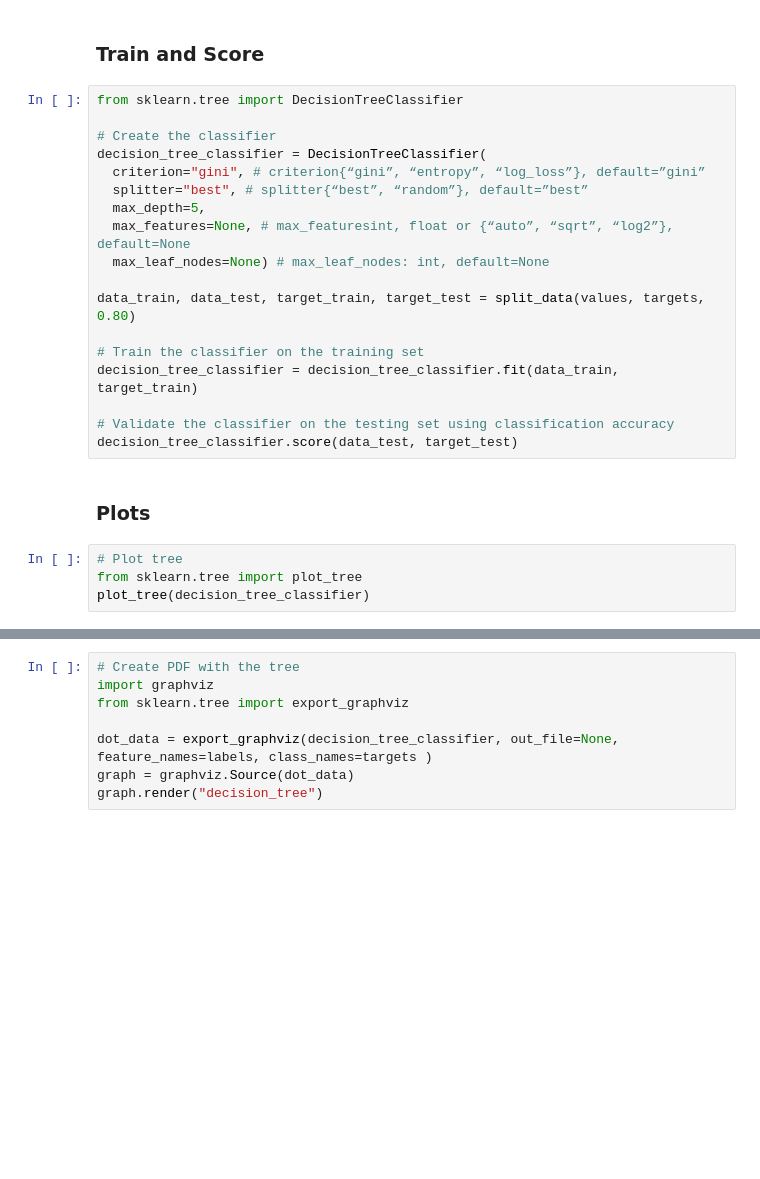
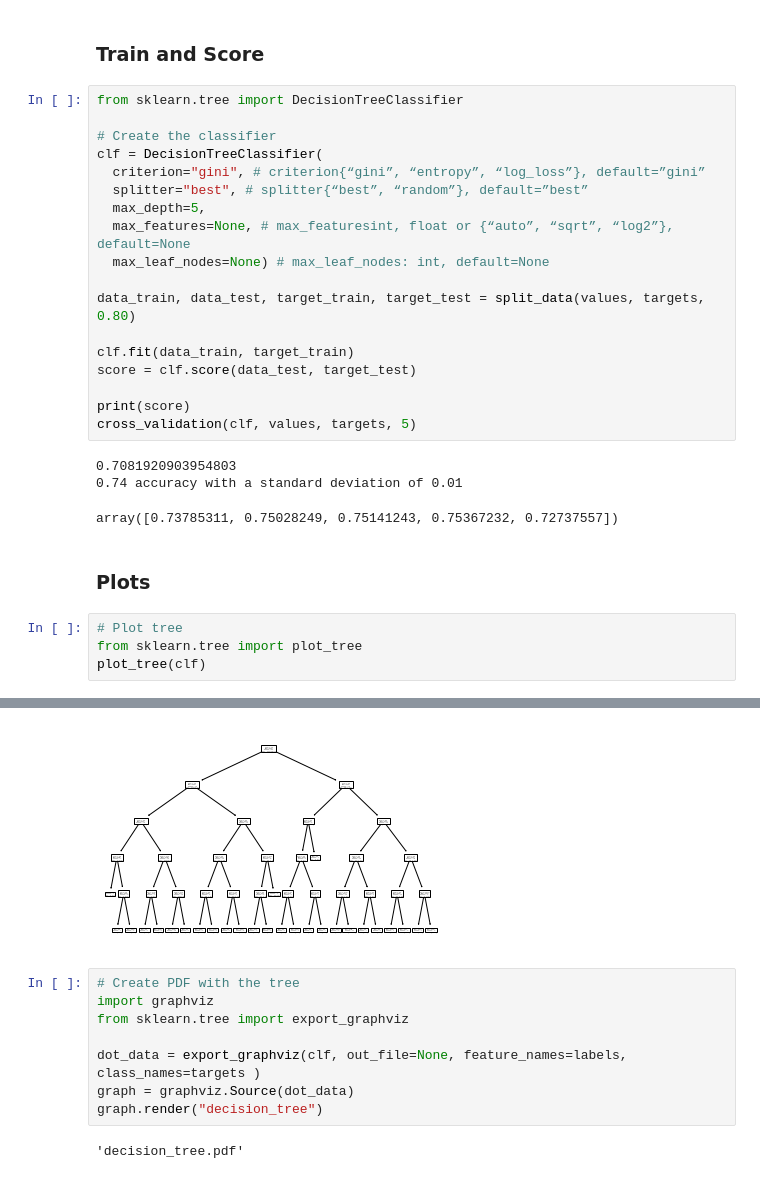
Before and after one commit to Rikenunes8/feup-ia-tp, a Jupyter notebook: TP2/src/algorithms.ipynb, the cells around one changed output, grey strips where cells are left out. Drawn from its saved outputs; the diff is of its cells as text; blank space fills up the shorter version.

Commit message:
Cross validation and neural network

```diff
--- a/TP2/src/algorithms.ipynb
+++ b/TP2/src/algorithms.ipynb
@@ -38,7 +82,7 @@ def split_data(data, classes, test_size):
 from sklearn.tree import DecisionTreeClassifier
 
 # Create the classifier
-decision_tree_classifier = DecisionTreeClassifier(
+clf = DecisionTreeClassifier(
   criterion="gini", # criterion{“gini”, “entropy”, “log_loss”}, default=”gini”
   splitter="best", # splitter{“best”, “random”}, default=”best”
   max_depth=5,
@@ -47,14 +91,19 @@ decision_tree_classifier = DecisionTreeClassifier(
 
 data_train, data_test, target_train, target_test = split_data(values, targets, 0.80)
 
-# Train the classifier on the training set
-decision_tree_classifier = decision_tree_classifier.fit(data_train, target_train)
+clf.fit(data_train, target_train)
+score = clf.score(data_test, target_test)
 
-# Validate the classifier on the testing set using classification accuracy
-decision_tree_classifier.score(data_test, target_test)
+print(score)
+cross_validation(clf, values, targets, 5)
+# %% [output]
+0.7081920903954803
+0.74 accuracy with a standard deviation of 0.01
+array([0.73785311, 0.75028249, 0.75141243, 0.75367232, 0.72737557])
 # %% [markdown]
 ### Plots
 # %%
 # Plot tree
 from sklearn.tree import plot_tree
-plot_tree(decision_tree_classifier)
+plot_tree(clf)
+# %% [output]
@@ -61,8 +127,11 @@ plot_tree(decision_tree_classifier)
+[figure, added]
 # %%
 # Create PDF with the tree
 import graphviz
 from sklearn.tree import export_graphviz
 
-dot_data = export_graphviz(decision_tree_classifier, out_file=None, feature_names=labels, class_names=targets )
+dot_data = export_graphviz(clf, out_file=None, feature_names=labels, class_names=targets )
 graph = graphviz.Source(dot_data)
 graph.render("decision_tree")
+# %% [output]
+'decision_tree.pdf'
```
Also changed, not shown: parts of 10 cells of this notebook.
